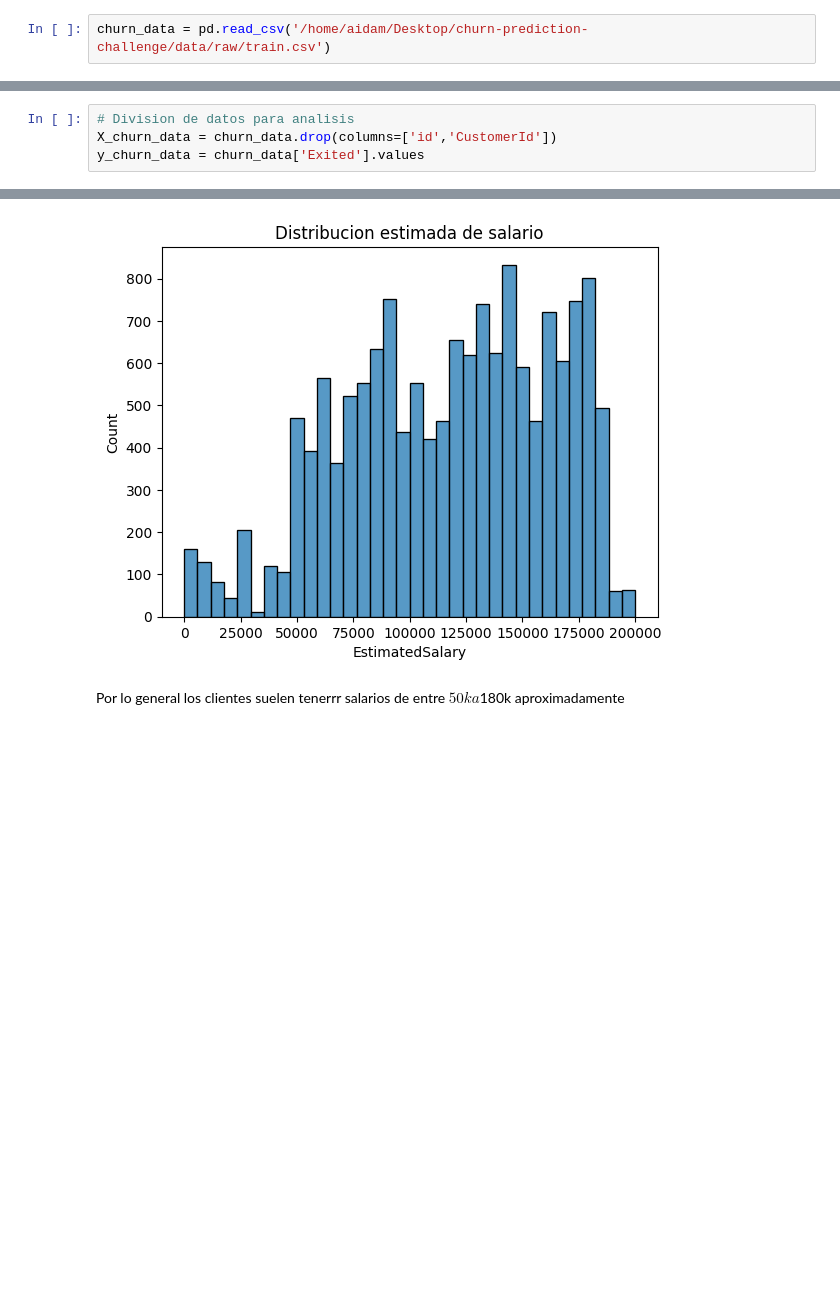
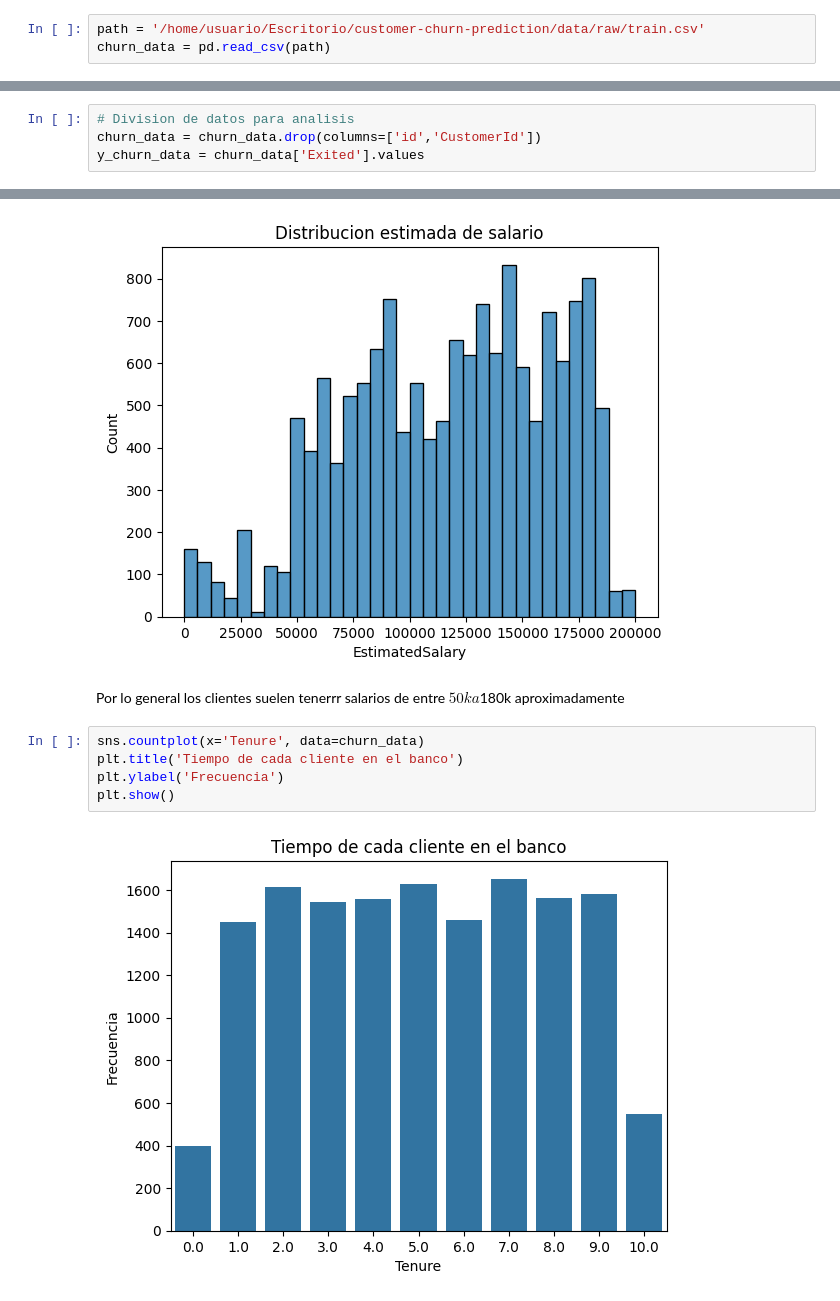
Before and after one commit to AidamZzzZ/customer-churn-prediction, a Jupyter notebook: notebooks/analisis.ipynb, the cells around one changed output, grey strips where cells are left out. Drawn from its saved outputs; the diff is of its cells as text; blank space fills up the shorter version.

Commit message:
Terminando analisis de datos de clientes y empezando el preprocesamiento de datos

```diff
--- a/notebooks/analisis.ipynb
+++ b/notebooks/analisis.ipynb
@@ -4,7 +4,8 @@ import numpy as np
 import matplotlib.pyplot as plt
 import seaborn as sns
 # %%
-churn_data = pd.read_csv('/home/aidam/Desktop/churn-prediction-challenge/data/raw/train.csv')
+path = '/home/usuario/Escritorio/customer-churn-prediction/data/raw/train.csv'
+churn_data = pd.read_csv(path)
 # %% [markdown]
 ## Tipos de datos
 - id: Identificacion
@@ -72,7 +73,7 @@ churn_data.shape
 (15000, 14)
 # %%
 # Division de datos para analisis
-X_churn_data = churn_data.drop(columns=['id','CustomerId'])
+churn_data = churn_data.drop(columns=['id','CustomerId'])
 y_churn_data = churn_data['Exited'].values
 # %% [markdown]
 ## Analisis de datos
@@ -105,3 +106,10 @@ plt.show()
 [figure]
 # %% [markdown]
 Por lo general los clientes suelen tenerrr salarios de entre $50k a $180k aproximadamente
+# %%
+sns.countplot(x='Tenure', data=churn_data)
+plt.title('Tiempo de cada cliente en el banco')
+plt.ylabel('Frecuencia')
+plt.show()
+# %% [output]
+[figure, added]
```
Also changed, not shown: parts of 20 cells of this notebook, 2 other files.
